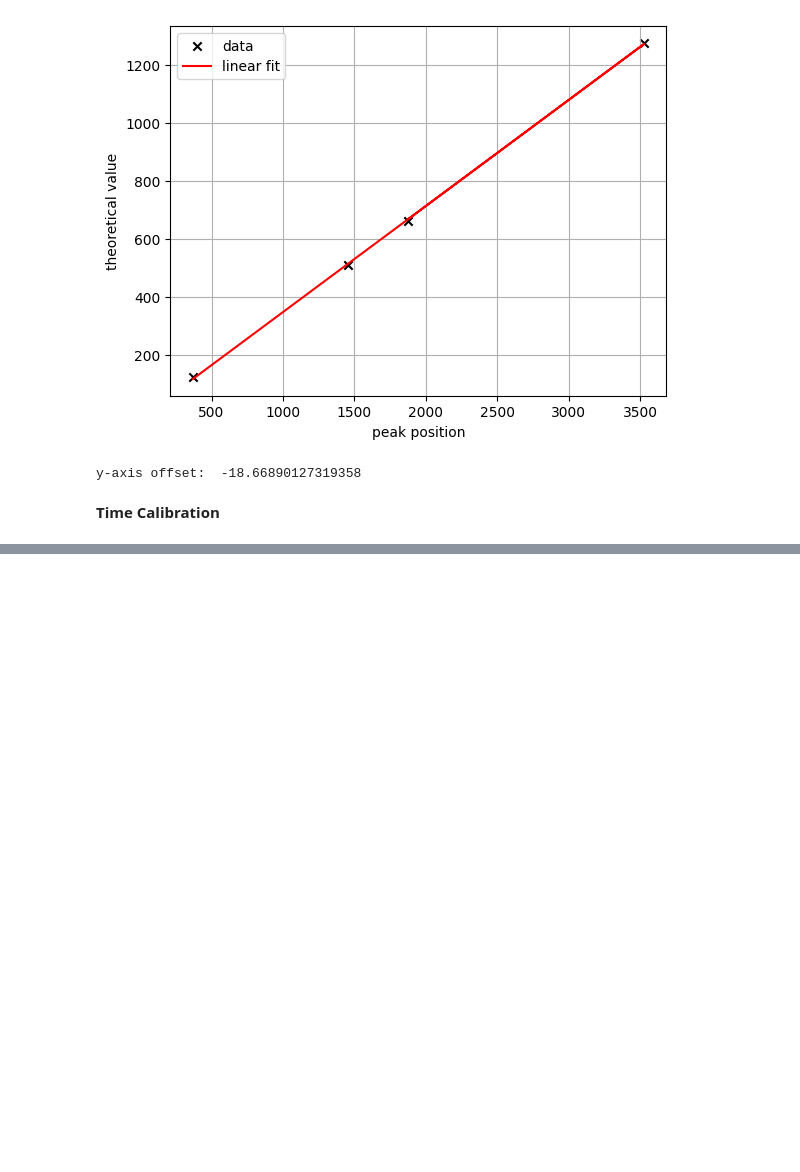
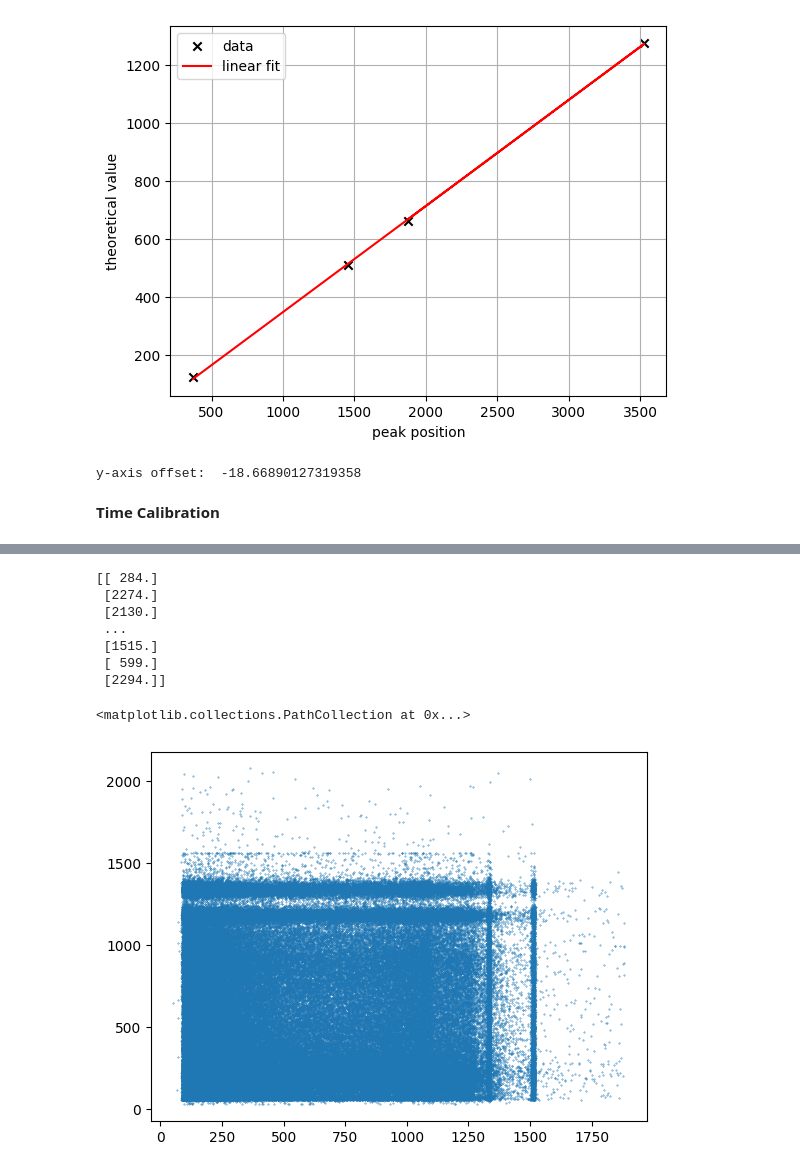
Before and after one commit to thexwon/P4, a Jupyter notebook: Gamma Coincidence Spectroscopy/gamma_code.ipynb, the cells around one changed output, grey strips where cells are left out. Saved outputs shown, nothing was run; the diff lists cells and outputs as text; code cells hidden in the pictures; blank space fills up the shorter version.

```diff
--- a/Gamma Coincidence Spectroscopy/gamma_code.ipynb
+++ b/Gamma Coincidence Spectroscopy/gamma_code.ipynb
@@ -322,0 +321,23 @@ max        430.000000
+# %%
+data = np.genfromtxt(
+    'data/Co60_coincidence/coincidences.csv',
+    delimiter=',',
+    skip_header=1,  # Skip header row
+    #skip_footer=16800
+)
+# %%
+print(data[:,3:4])
+skip_end = 190000
+plt.scatter(EGe(data[:skip_end,3:4]), ENaI(data[:skip_end,4:5]), s = 0.1)
+#plt.xlim(1000,1600)
+#plt.ylim(1000,1600)
+# %% [output]
+[[ 284.]
+ [2274.]
+ [2130.]
+ ...
+ [1515.]
+ [ 599.]
+ [2294.]]
+<matplotlib.collections.PathCollection at 0x...>
+[figure, added]
```
Also changed, not shown: parts of 5 cells of this notebook.
